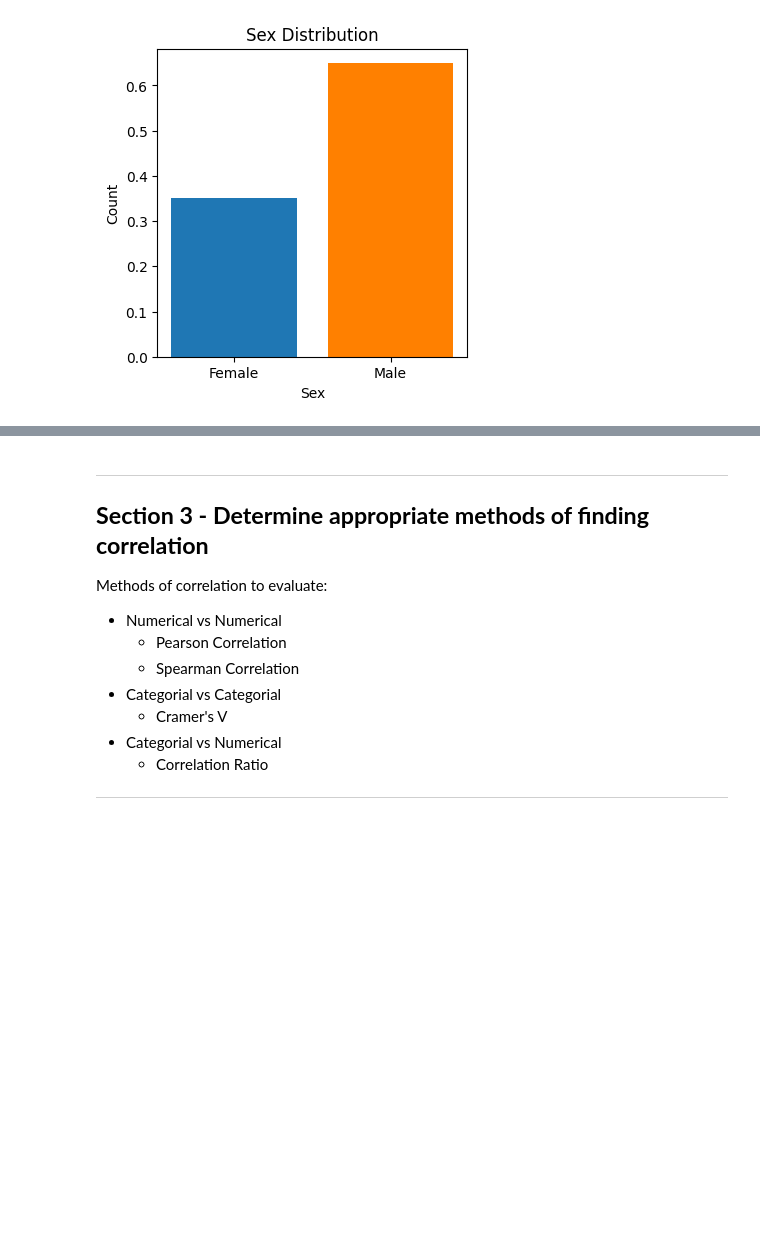
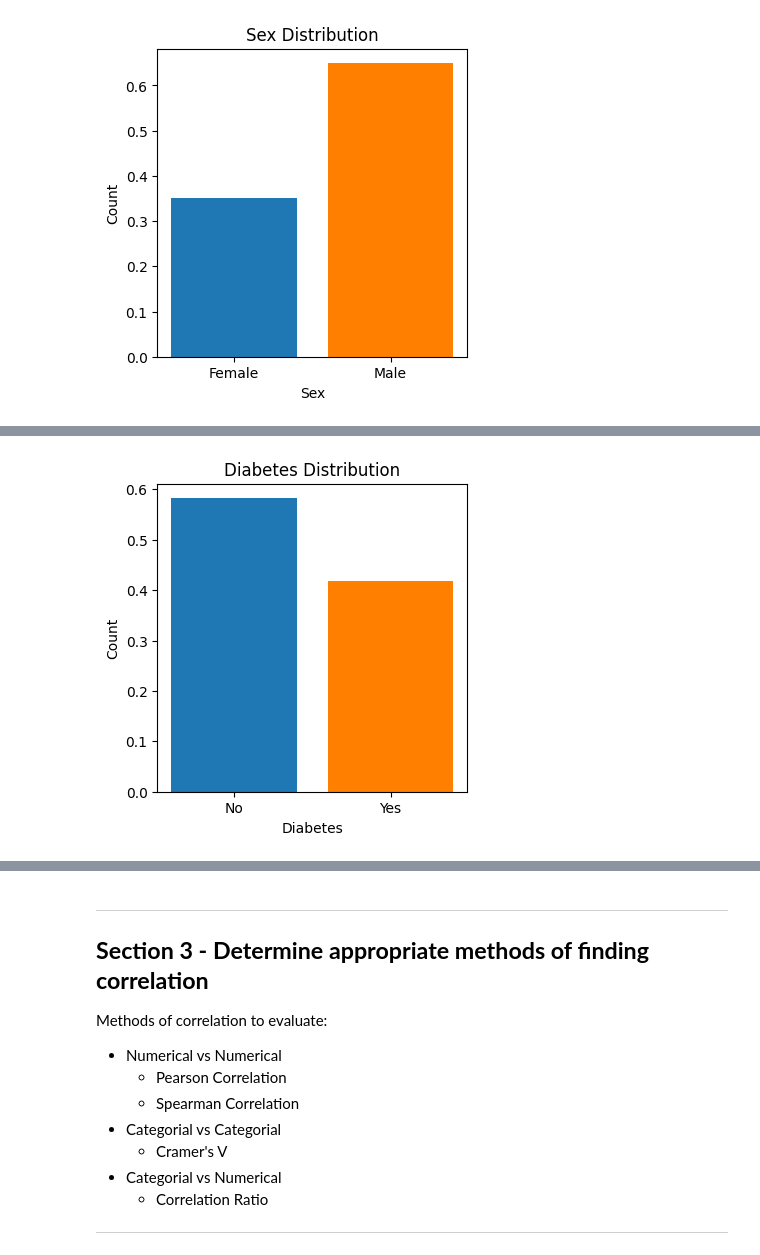
Before and after one commit to Bencp2/HeartDisease, a Jupyter notebook: HeartDiseaseAnalysis.ipynb, the cells around one changed output, grey strips where cells are left out. Drawn from its saved outputs; the diff is of its cells as text; code cells hidden in the pictures; blank space fills up the shorter version.

```diff
--- a/HeartDiseaseAnalysis.ipynb
+++ b/HeartDiseaseAnalysis.ipynb
@@ -238,0 +249,8 @@ barplot(categories, sex_counts, 'Sex Distribution', 'Sex', 'Count', colors)
+# %%
+#Creates bar graph for attribute Diabetes
+categories = ['No', 'Yes']
+colors = ['tab:blue', '#FF8000']
+diabetes_counts = data_with_errors['diabetes'].map({0: 'No', 1: 'Yes'}).value_counts(normalize=True).reindex(categories)
+barplot(categories, diabetes_counts, 'Diabetes Distribution', 'Diabetes', 'Count', colors)
+# %% [output]
+[figure, added]
```
Also changed, not shown: parts of 5 cells of this notebook.
